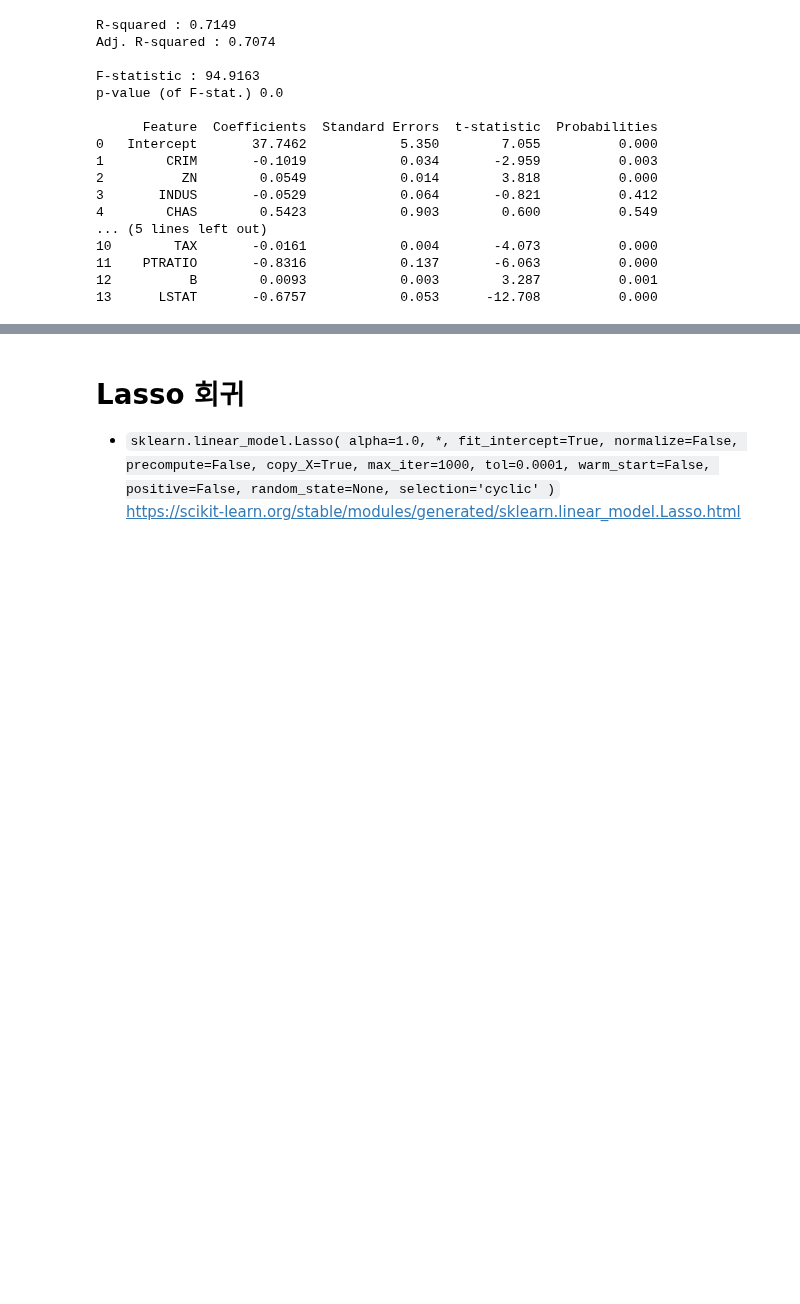
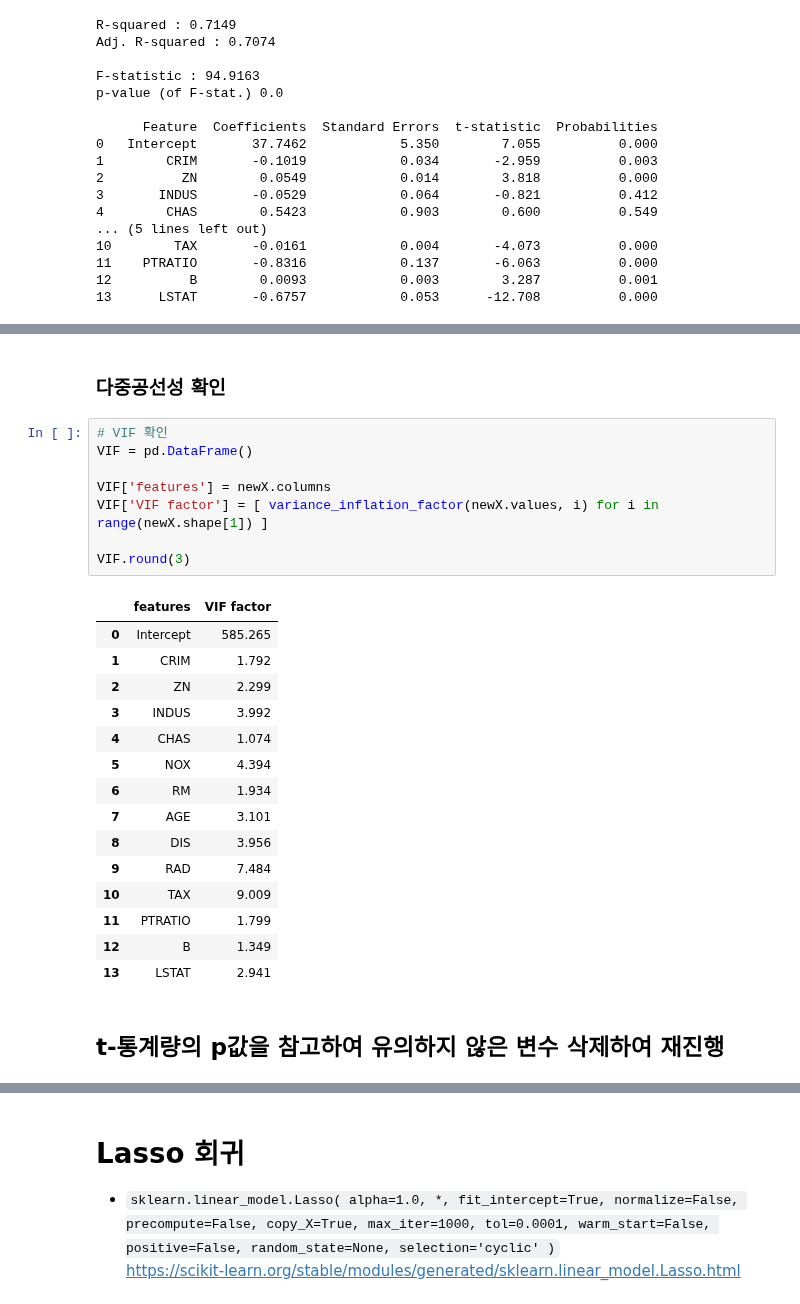
Before and after one commit to anjuiswhat/TIL, a Jupyter notebook: ADP_study/정리본/A_회귀분석_규제 선형 모델.ipynb, the cells around one changed output, grey strips where cells are left out. Saved outputs shown, nothing was run; the diff lists cells and outputs as text; blank space fills up the shorter version.

```diff
--- a/ADP_study/정리본/A_회귀분석_규제 선형 모델.ipynb
+++ b/ADP_study/정리본/A_회귀분석_규제 선형 모델.ipynb
@@ -682,0 +639,28 @@ p-value (of F-stat.) 0.0
+# %% [markdown]
+### 다중공선성 확인
+# %%
+# VIF 확인
+VIF = pd.DataFrame()
+
+VIF['features'] = newX.columns
+VIF['VIF factor'] = [ variance_inflation_factor(newX.values, i) for i in range(newX.shape[1]) ]
+
+VIF.round(3)
+# %% [output]
+|  | features | VIF factor |
+| 0 | Intercept | 585.265 |
+| 1 | CRIM | 1.792 |
+| 2 | ZN | 2.299 |
+| 3 | INDUS | 3.992 |
+| 4 | CHAS | 1.074 |
+| 5 | NOX | 4.394 |
+| 6 | RM | 1.934 |
+| 7 | AGE | 3.101 |
+| 8 | DIS | 3.956 |
+| 9 | RAD | 7.484 |
+| 10 | TAX | 9.009 |
+| 11 | PTRATIO | 1.799 |
+| 12 | B | 1.349 |
+| 13 | LSTAT | 2.941 |
+# %% [markdown]
+## t-통계량의 p값을 참고하여 유의하지 않은 변수 삭제하여 재진행
```
Also changed, not shown: parts of 31 cells of this notebook, 2 other files.
